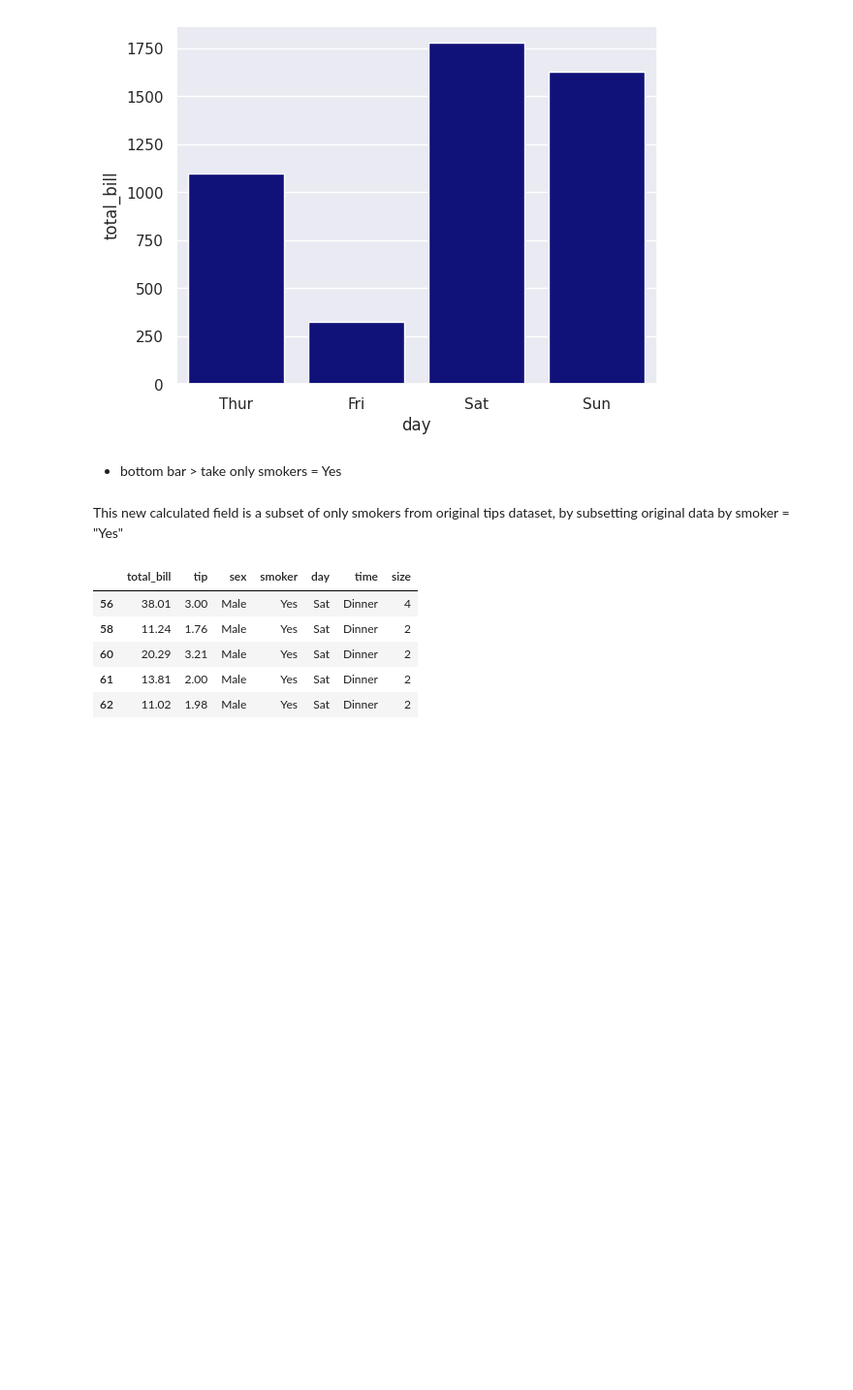
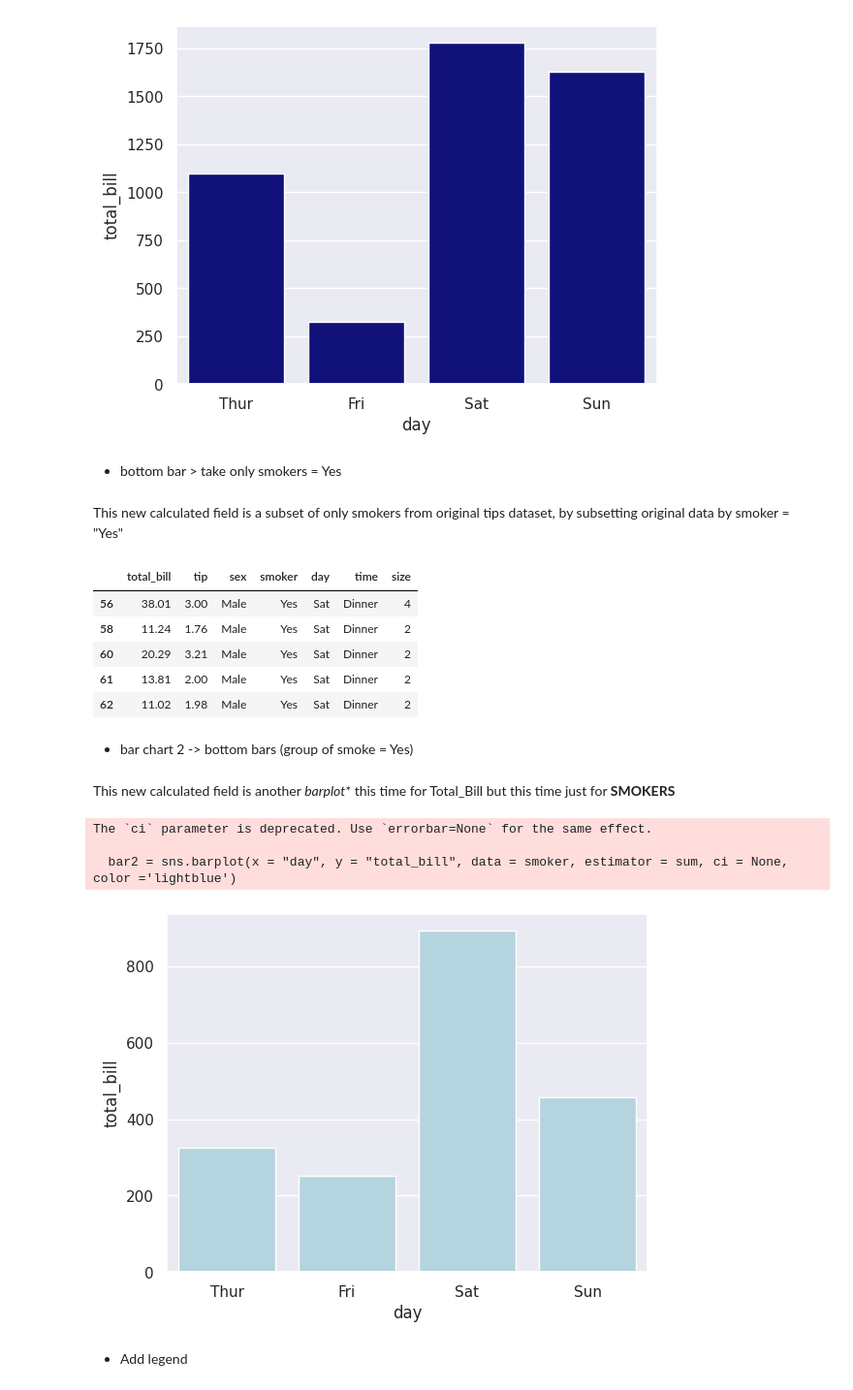
Before and after one commit to Pablo-source/ML-using-Python, a Jupyter notebook: Seaborn_gallery/03_stacked_percent_barplot_template.ipynb, the cells around one changed output. Shown at 97% size. Drawn from its saved outputs; the diff is of its cells as text; code cells hidden in the pictures; blank space fills up the shorter version.

```diff
--- a/Seaborn_gallery/03_stacked_percent_barplot_template.ipynb
+++ b/Seaborn_gallery/03_stacked_percent_barplot_template.ipynb
@@ -106,3 +106,16 @@ smoker.head()
 | 60 | 20.29 | 3.21 | Male | Yes | Sat | Dinner | 2 |
 | 61 | 13.81 | 2.00 | Male | Yes | Sat | Dinner | 2 |
 | 62 | 11.02 | 1.98 | Male | Yes | Sat | Dinner | 2 |
+# %% [markdown]
+- bar chart 2 -> bottom bars (group of smoke = Yes)
+# %% [markdown]
+This new calculated field is another *barplot** this time for Total_Bill but this time just for **SMOKERS**
+# %%
+bar2 = sns.barplot(x = "day", y = "total_bill", data = smoker, estimator = sum, ci = None, color ='lightblue')
+# %% [output]
+The `ci` parameter is deprecated. Use `errorbar=None` for the same effect.
+
+  bar2 = sns.barplot(x = "day", y = "total_bill", data = smoker, estimator = sum, ci = None, color ='lightblue')
+[figure, added]
+# %% [markdown]
+- Add legend
```
Also changed, not shown: parts of 2 cells of this notebook.
